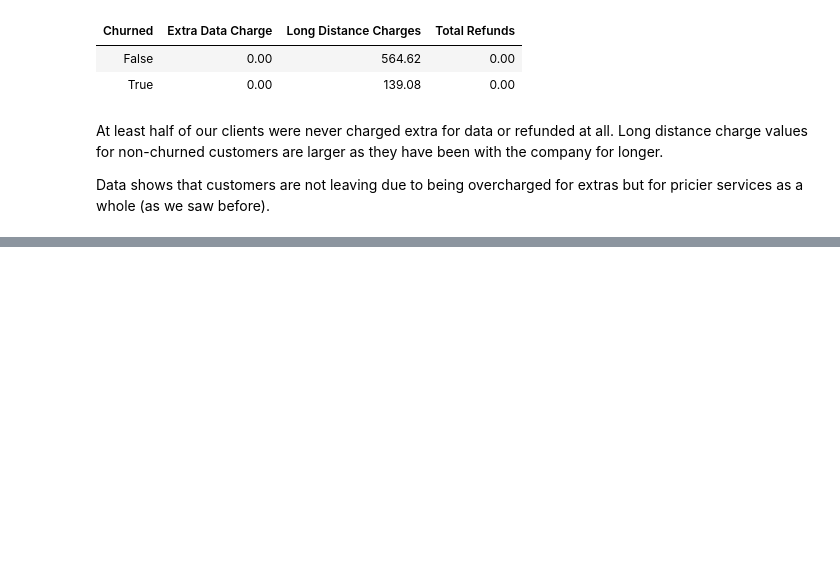
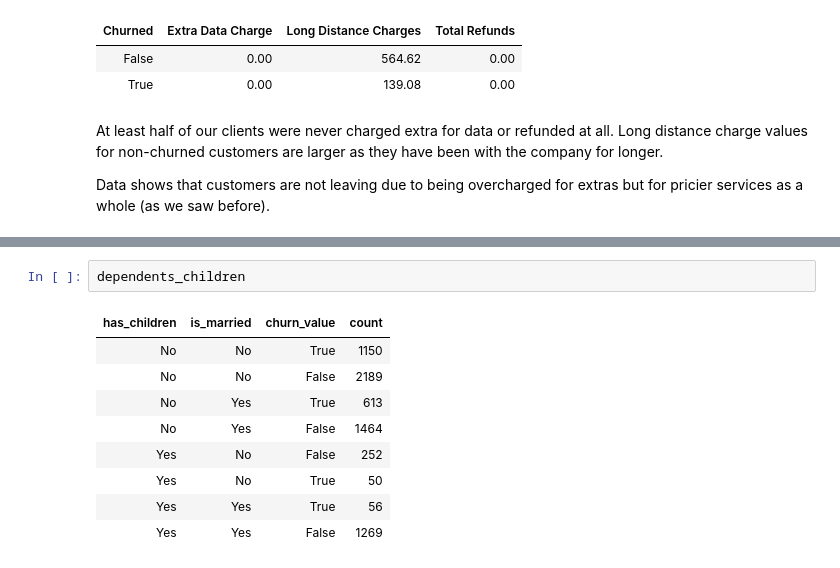
Before and after one commit to Mykolazaz/telco-churn-analysis, a Jupyter notebook: main.ipynb, the cells around one changed output, grey strips where cells are left out. Saved outputs shown, nothing was run; the diff lists cells and outputs as text; blank space fills up the shorter version.

```diff
--- a/main.ipynb
+++ b/main.ipynb
@@ -742,0 +796,12 @@ Data shows that customers are not leaving due to being overcharged for extras bu
+# %%
+dependents_children
+# %% [output]
+| has_children | is_married | churn_value | count |
+| No | No | True | 1150 |
+| No | No | False | 2189 |
+| No | Yes | True | 613 |
+| No | Yes | False | 1464 |
+| Yes | No | False | 252 |
+| Yes | No | True | 50 |
+| Yes | Yes | True | 56 |
+| Yes | Yes | False | 1269 |
```
Also changed, not shown: parts of 15 cells of this notebook.
